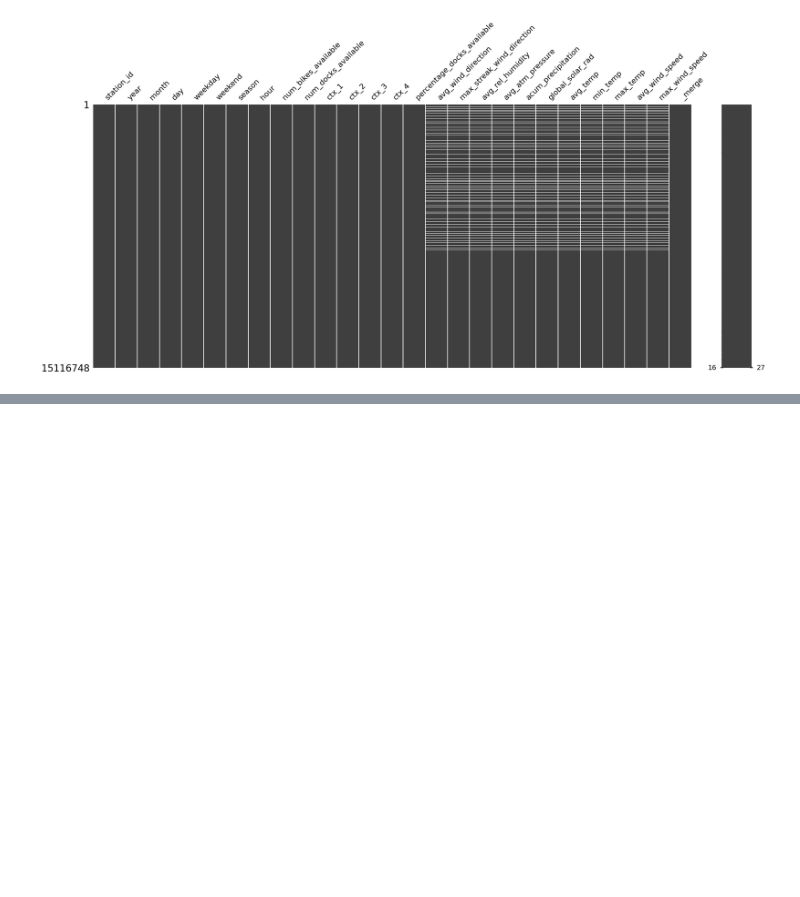
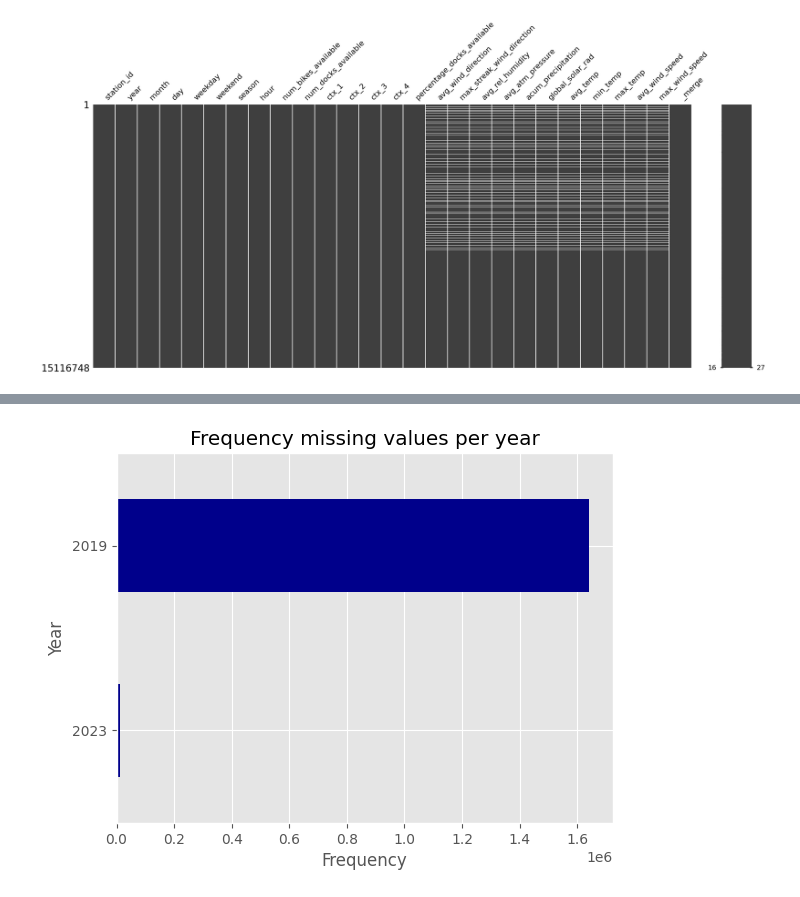
Before and after one commit to jadelaossa/bike-availability-prediction, a Jupyter notebook: notebooks/2.0-jdf-exploratory-data-analysis.ipynb, the cells around one changed output, grey strips where cells are left out. Drawn from its saved outputs; the diff is of its cells as text; code cells hidden in the pictures; blank space fills up the shorter version.

```diff
--- a/notebooks/2.0-jdf-exploratory-data-analysis.ipynb
+++ b/notebooks/2.0-jdf-exploratory-data-analysis.ipynb
@@ -8,6 +8,9 @@ import seaborn as sns
 import missingno as msno
 import warnings
 warnings.filterwarnings('ignore')
+
+# adjust the style to emulate ggplot
+plt.style.use('ggplot')
 # %%
 # loading the data
 bicing_status = pd.read_parquet(r'..\data\processed\bicing_status.parquet')
@@ -168,3 +171,6 @@ ax = msno.matrix(bicing.sort_values(by=['station_id', 'year', 'month', 'day']))
 ax.get_figure().savefig(r'..\reports\figures\jdf_bicing_0101.png')
 # %% [output]
 [figure]
+# %%
+missing = bicing.isna().any(axis=1)
+bicing[missing]
@@ -170,0 +191,16 @@ ax.get_figure().savefig(r'..\reports\figures\jdf_bicing_0101.png')
+# %%
+fig, ax = plt.subplots()
+
+(bicing[missing]
+ ['year']
+ .value_counts(ascending=True)
+ .plot.barh(ax=ax, color='darkblue')
+)
+
+plt.xlabel('Frequency')
+plt.ylabel('Year')
+plt.title('Frequency missing values per year')
+
+ax.get_figure().savefig(r'..\reports\figures\jdf_bicing_0102.png')
+# %% [output]
+[figure, added]
```
Also changed, not shown: parts of 6 cells of this notebook, 3 other files.
